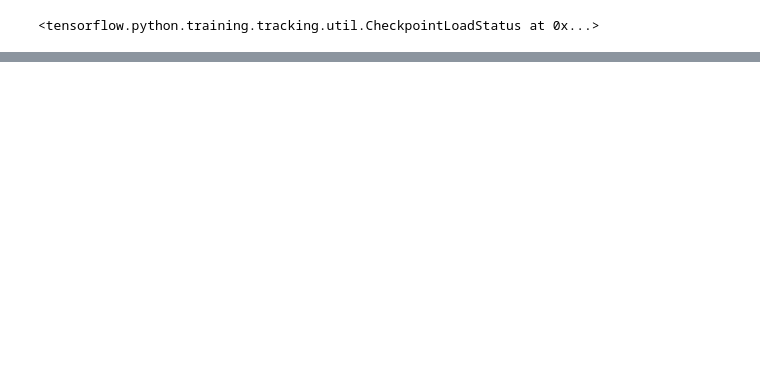
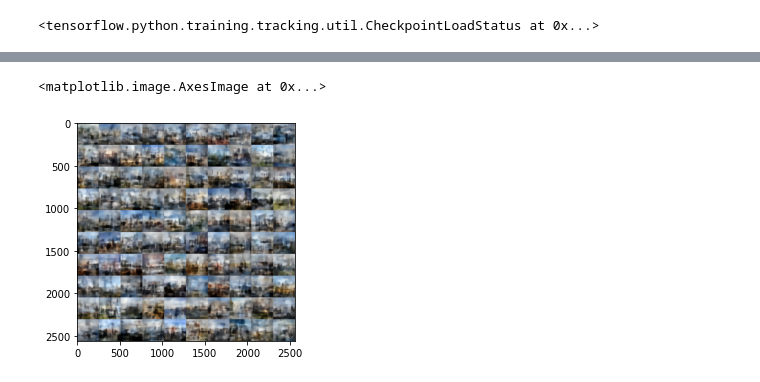
Before and after one commit to e-stan/image_generator, a Jupyter notebook: notebooks/generate_images.ipynb, the cells around one changed output, grey strips where cells are left out. Saved outputs shown, nothing was run; the diff lists cells and outputs as text; code cells hidden in the pictures; blank space fills up the shorter version.

```diff
--- a/notebooks/generate_images.ipynb
+++ b/notebooks/generate_images.ipynb
@@ -89,0 +131,10 @@ enhanced 2x
+# %%
+n=10
+mosiac = np.zeros((n*dim[0],n*dim[1],dim[2]))
+for x in range(n):
+    for y in range(n):
+        mosiac[x*dim[0]:(x+1)*dim[0],y*dim[1]:(y+1)*dim[0],:] = vae.generate_images(1)[0]
+plt.imshow(mosiac)
+# %% [output]
+<matplotlib.image.AxesImage at 0x...>
+[figure, added]
```
Also changed, not shown: parts of 12 cells of this notebook, 1 other file.
